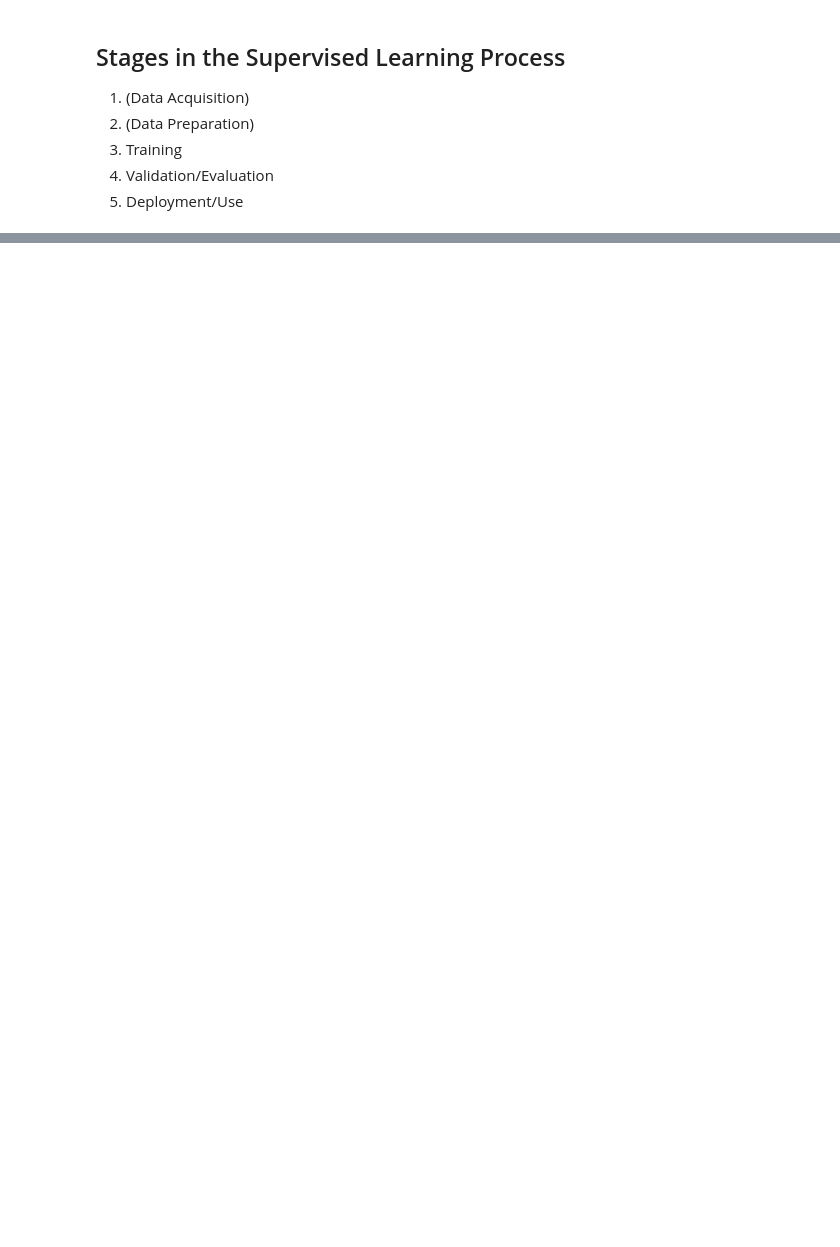
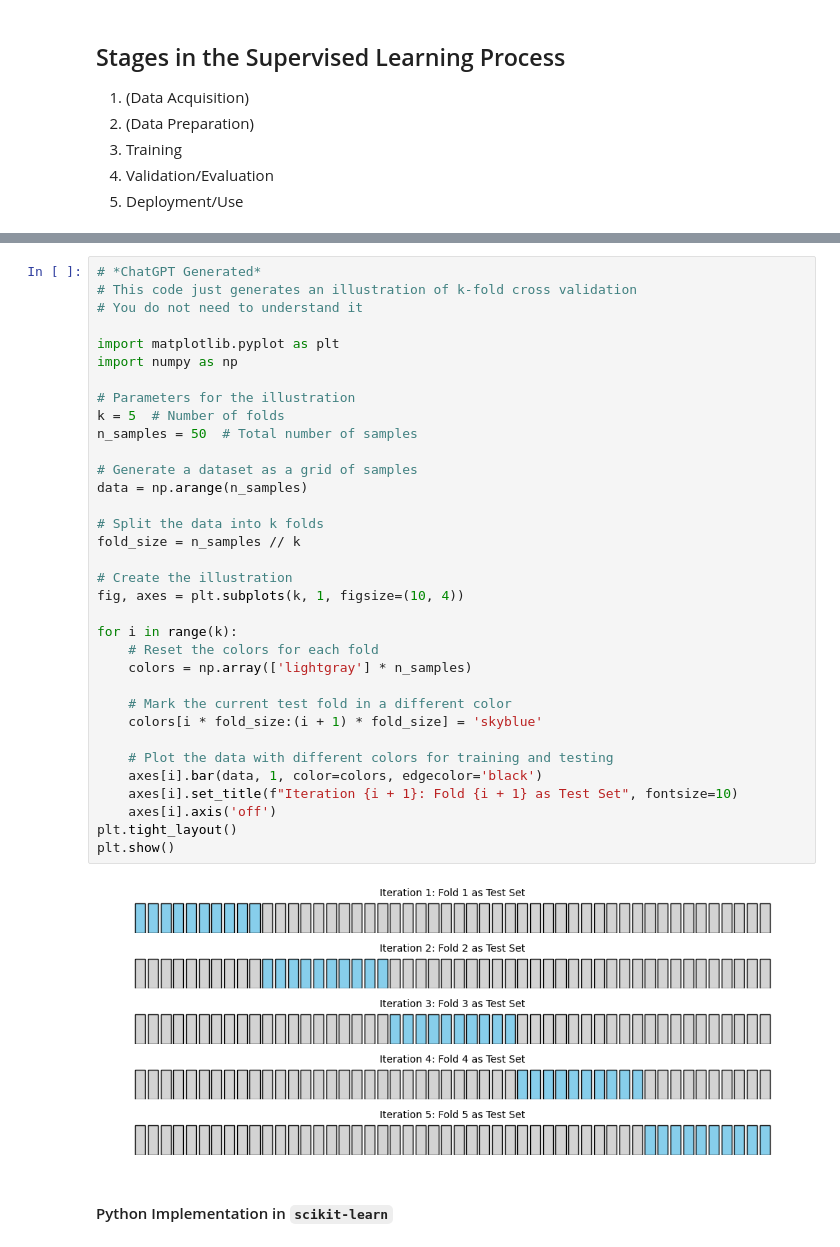
Before and after one commit to stuartbowyer/teaching.bowyer.github.io, a Jupyter notebook: SDSAI/4/Supervised_Learning.ipynb, the cells around one changed output, grey strips where cells are left out. Saved outputs shown, nothing was run; the diff lists cells and outputs as text; blank space fills up the shorter version.

```diff
--- a/SDSAI/4/Supervised_Learning.ipynb
+++ b/SDSAI/4/Supervised_Learning.ipynb
@@ -106,0 +328,38 @@ Demonstrate explain why these are helpful
+# %%
+# *ChatGPT Generated*
+# This code just generates an illustration of k-fold cross validation
+# You do not need to understand it
+
+import matplotlib.pyplot as plt
+import numpy as np
+
+# Parameters for the illustration
+k = 5  # Number of folds
+n_samples = 50  # Total number of samples
+
+# Generate a dataset as a grid of samples
+data = np.arange(n_samples)
+
+# Split the data into k folds
+fold_size = n_samples // k
+
+# Create the illustration
+fig, axes = plt.subplots(k, 1, figsize=(10, 4))
+
+for i in range(k):
+    # Reset the colors for each fold
+    colors = np.array(['lightgray'] * n_samples)
+
+    # Mark the current test fold in a different color
+    colors[i * fold_size:(i + 1) * fold_size] = 'skyblue'
+
+    # Plot the data with different colors for training and testing
+    axes[i].bar(data, 1, color=colors, edgecolor='black')
+    axes[i].set_title(f"Iteration {i + 1}: Fold {i + 1} as Test Set", fontsize=10)
+    axes[i].axis('off')
+plt.tight_layout()
+plt.show()
+# %% [output]
+[figure, added]
+# %% [markdown]
+#### Python Implementation in `scikit-learn`
```
Also changed, not shown: parts of 101 cells of this notebook, 11 other files.
